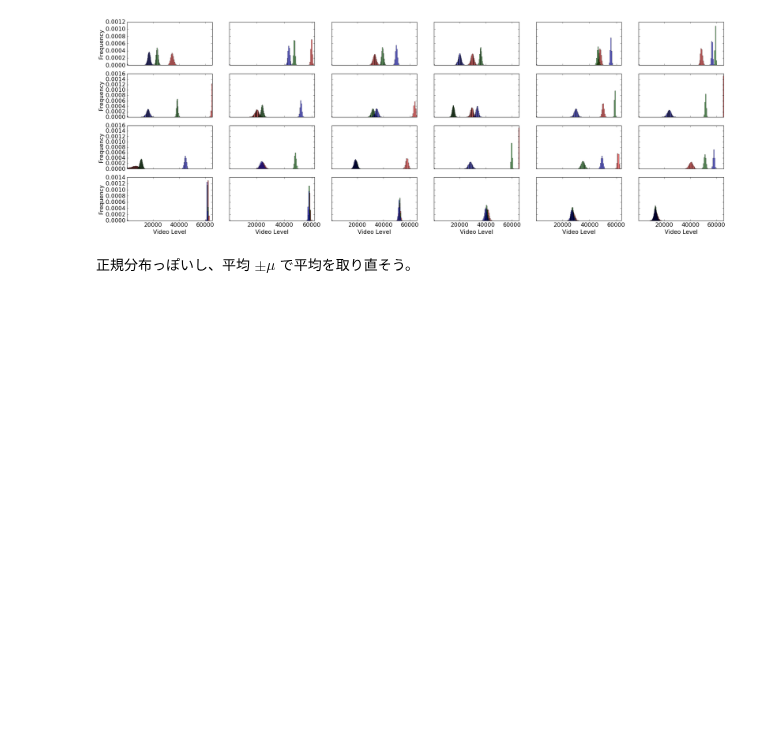
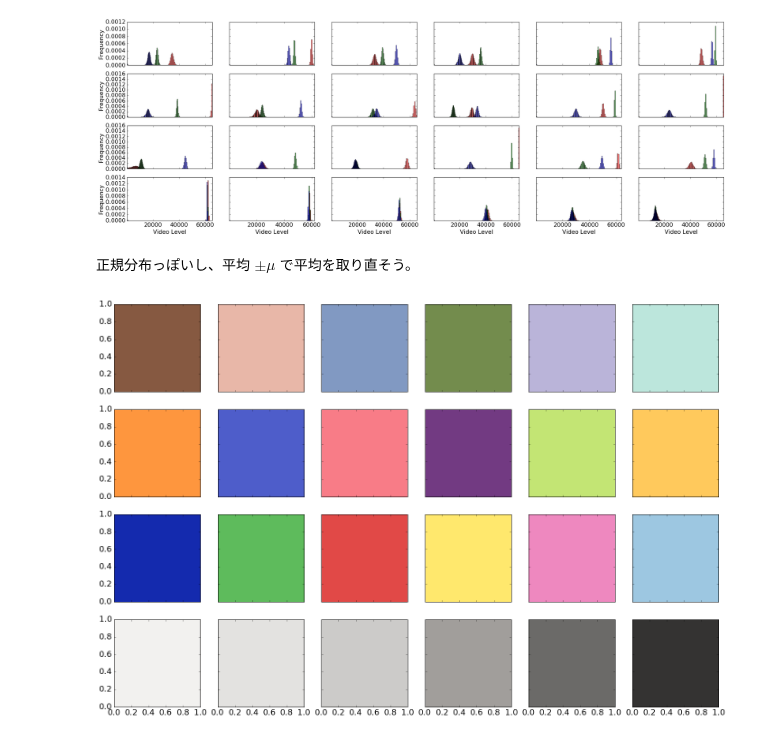
Before and after one commit to toru-ver4/sip, a Jupyter notebook: SciPy/color_patch_analysis/check_fundamental_data.ipynb, the cells around one changed output. Drawn from its saved outputs; the diff is of its cells as text; code cells hidden in the pictures; blank space fills up the shorter version.

Commit message:
平均と分散を使った iPhone7 データのノイズ除去完了。

```diff
--- a/SciPy/color_patch_analysis/check_fundamental_data.ipynb
+++ b/SciPy/color_patch_analysis/check_fundamental_data.ipynb
@@ -89,3 +89,13 @@ cfd.plot_color_patch_variance()
 [figure]
 # %% [markdown]
 正規分布っぽいし、平均 $\pm \mu$ で平均を取り直そう。
+# %%
+# 適当にノイズ除去して iPhone7 で撮ったカラーパッチを表示
+# -------------------------------------------------------
+%matplotlib inline
+import check_fundamental_data as cfd
+import imp
+imp.reload(cfd)
+dummy = cfd.get_color_patch_average(plot=True)
+# %% [output]
+[figure, added]
```
Also changed, not shown: 1 other file.
